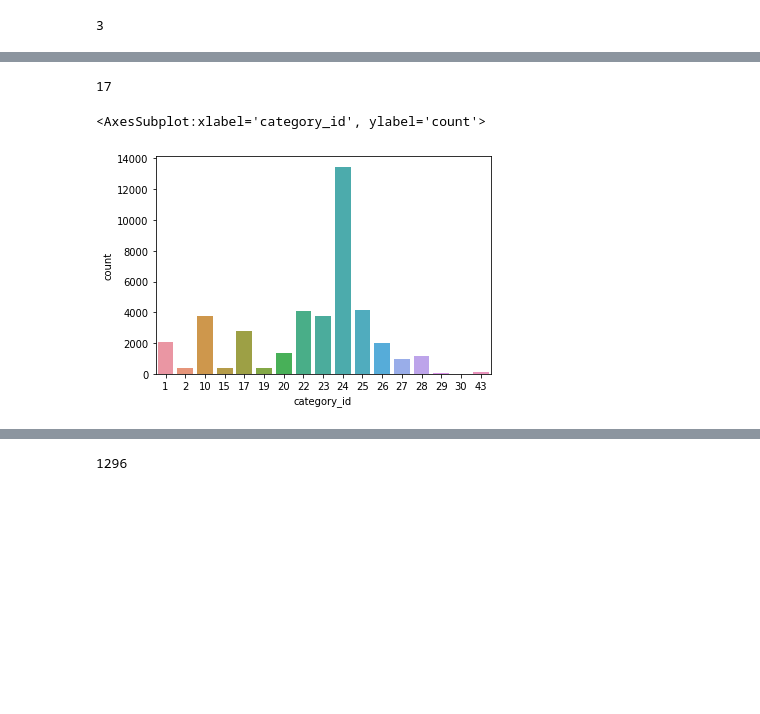
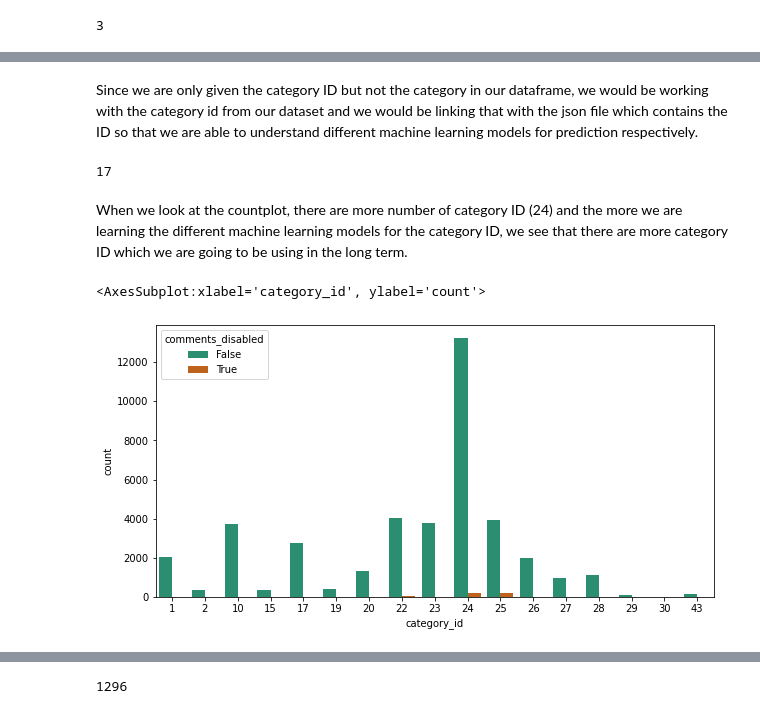
Before and after one commit to suhasmaddali/Youtube-Video-Analysis, a Jupyter notebook: Youtube Video Analysis .ipynb, the cells around one changed output, grey strips where cells are left out. Saved outputs shown, nothing was run; the diff lists cells and outputs as text; code cells hidden in the pictures; blank space fills up the shorter version.

```diff
--- a/Youtube Video Analysis .ipynb
+++ b/Youtube Video Analysis .ipynb
@@ -12,3 +12,4 @@ import pandas as pd
 import warnings
 warnings.filterwarnings("ignore")
 import json
+sns.set_palette('Dark2')
@@ -80,12 +83,17 @@ df_category_json
    'snippet': {'channelId': 'UCBR8-60-B28hp2BmDPdntcQ',
     'title': 'Trailers',
     'assignable': False}}]}
+# %% [markdown]
+Since we are only given the category ID but not the category in our dataframe, we would be working with the category id from our dataset and we would be linking that with the json file which contains the ID so that we are able to understand different machine learning models for prediction respectively.
 # %%
 df['category_id'].nunique()
 # %% [output]
 17
+# %% [markdown]
+When we look at the countplot, there are more number of category ID (24) and the more we are learning the different machine learning models for the category ID, we see that there are more category ID which we are going to be using in the long term.
 # %%
-sns.countplot(x = 'category_id', data = df)
+plt.figure(figsize = (10, 5))
+sns.countplot(x = 'category_id', hue = 'comments_disabled', data = df)
 # %% [output]
 <AxesSubplot:xlabel='category_id', ylabel='count'>
-[figure, old version]
+[figure, new version]
```
Also changed, not shown: parts of 68 cells of this notebook.
